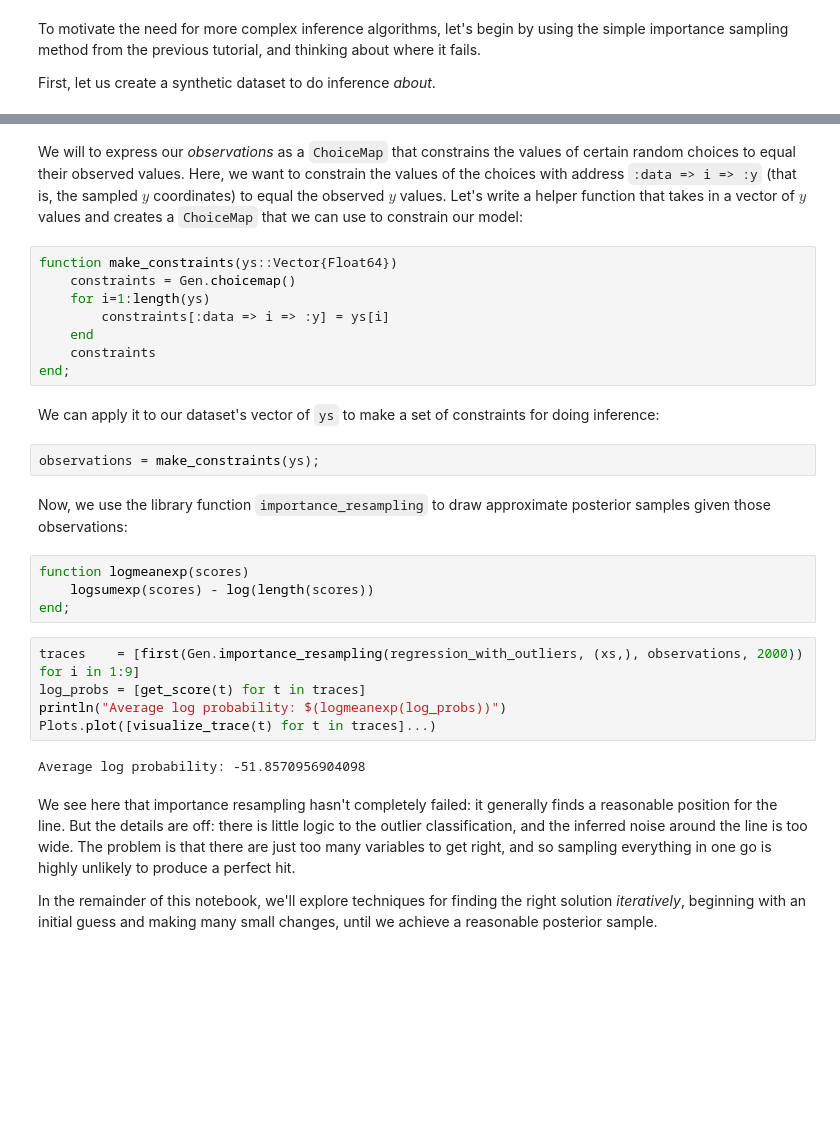
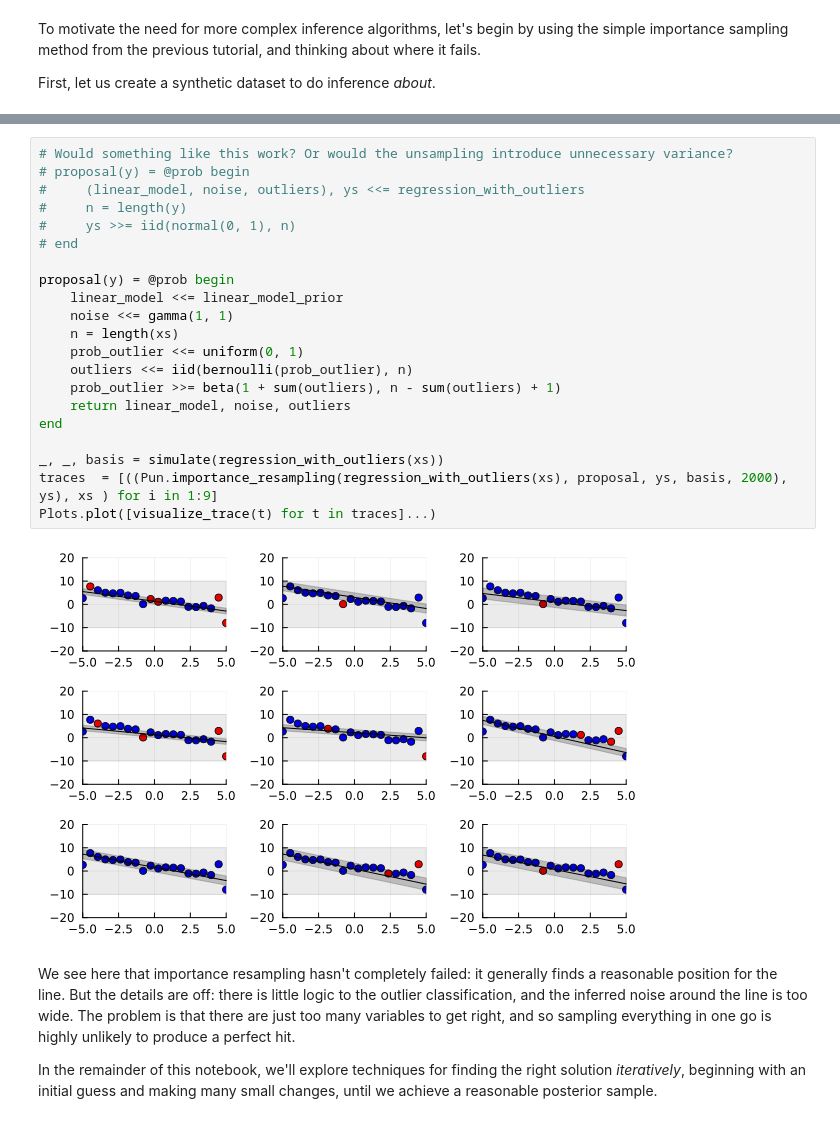
Before and after one commit to theo-long/Pun.jl, a Jupyter notebook: tutorials/Iterative inference in Gen.ipynb, the cells around one changed output, grey strips where cells are left out. Drawn from its saved outputs; the diff is of its cells as text; blank space fills up the shorter version.

```diff
--- a/tutorials/Iterative inference in Gen.ipynb
+++ b/tutorials/Iterative inference in Gen.ipynb
@@ -177,37 +219,26 @@ Plots.scatter(xs, ys, color="black", xlabel="X", ylabel="Y",
-# %% [markdown]
-We will to express our _observations_ as a `ChoiceMap` that constrains the
-values of certain random choices to equal their observed values. Here, we
-want to constrain the values of the choices with address `:data => i => :y`
-(that is, the sampled $y$ coordinates) to equal the observed $y$ values.
-Let's write a helper function that takes in a vector of $y$ values and
-creates a `ChoiceMap` that we can use to constrain our model:
-# %%
-function make_constraints(ys::Vector{Float64})
-    constraints = Gen.choicemap()
-    for i=1:length(ys)
-        constraints[:data => i => :y] = ys[i]
-    end
-    constraints
-end;
-# %% [markdown]
-We can apply it to our dataset's vector of `ys` to make a set of constraints
-for doing inference:
-# %%
-observations = make_constraints(ys);
-# %% [markdown]
-Now, we use the library function `importance_resampling` to draw approximate
-posterior samples given those observations:
-# %%
-function logmeanexp(scores)
-    logsumexp(scores) - log(length(scores))
-end;
 # %%
-traces    = [first(Gen.importance_resampling(regression_with_outliers, (xs,), observations, 2000)) for i in 1:9]
-log_probs = [get_score(t) for t in traces]
-println("Average log probability: $(logmeanexp(log_probs))")
+# Would something like this work? Or would the unsampling introduce unnecessary variance?
+# proposal(y) = @prob begin
+#     (linear_model, noise, outliers), ys <<= regression_with_outliers
+#     n = length(y)
+#     ys >>= iid(normal(0, 1), n)
+# end
+
+proposal(y) = @prob begin
+    linear_model <<= linear_model_prior
+    noise <<= gamma(1, 1)
+    n = length(xs)
+    prob_outlier <<= uniform(0, 1)
+    outliers <<= iid(bernoulli(prob_outlier), n)
+    prob_outlier >>= beta(1 + sum(outliers), n - sum(outliers) + 1)
+    return linear_model, noise, outliers
+end
+
+_, _, basis = simulate(regression_with_outliers(xs))
+traces  = [((Pun.importance_resampling(regression_with_outliers(xs), proposal, ys, basis, 2000), ys), xs ) for i in 1:9]
 Plots.plot([visualize_trace(t) for t in traces]...)
 # %% [output]
-Average log probability: -51.8570956904098
+[figure, added]
 # %% [markdown]
 We see here that importance resampling hasn't completely failed: it generally
 finds a reasonable position for the line. But the details are off: there is
```
Also changed, not shown: parts of 3 cells of this notebook.
